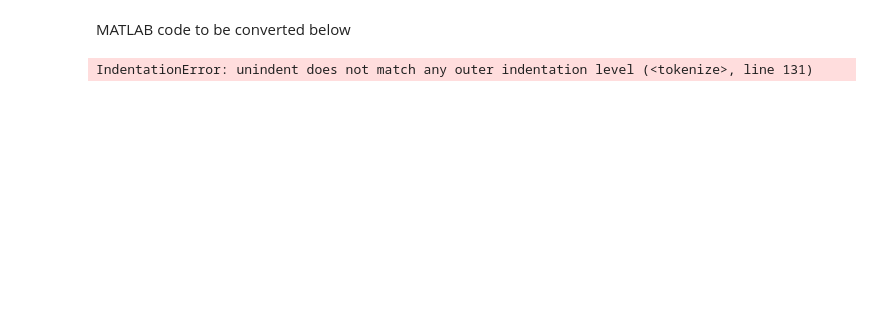
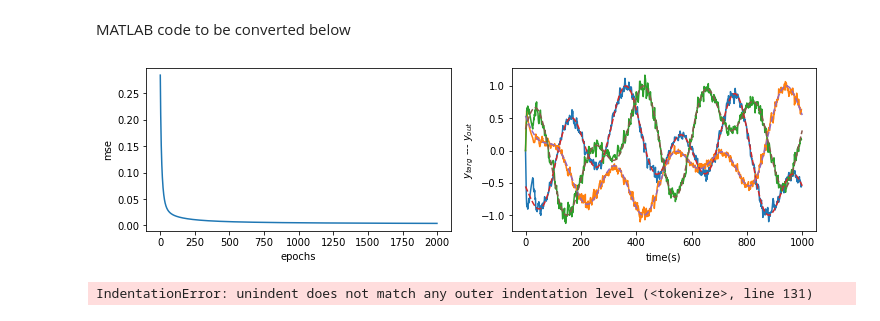
Before and after one commit to cristianocapone/LTTB, a Jupyter notebook: 3D-trajectory.ipynb, the cells around one changed output. Drawn from its saved outputs; the diff is of its cells as text; code cells hidden in the pictures; blank space fills up the shorter version.

Commit message:
Sviluppata la funzione train_ro

```diff
--- a/3D-trajectory.ipynb
+++ b/3D-trajectory.ipynb
@@ -114,5 +121,24 @@ plt.imshow(lttb.S_wind,aspect = 'auto',cmap='gray')
 # %% [markdown]
 MATLAB code to be converted below
+# %%
+## Training RO
+
+mse, Y = lttb.train_ro(par,2000)
+
+plt.figure(figsize=(12, 3))
+plt.subplot(121)
+plt.plot(mse)
+plt.xlabel('epochs')
+plt.ylabel('mse')
+
+plt.subplot(122)
+plt.plot(Y.T)
+plt.plot(lttb.y_targ.T,'--')
+plt.xlabel('time(s)')
+plt.ylabel('$y_{targ}$ --- $y_{out}$')
+plt.show()
+# %% [output]
+[figure, added]
 # %%
 ## Training RO
 
```
Also changed, not shown: parts of 3 cells of this notebook, 1 other file.
